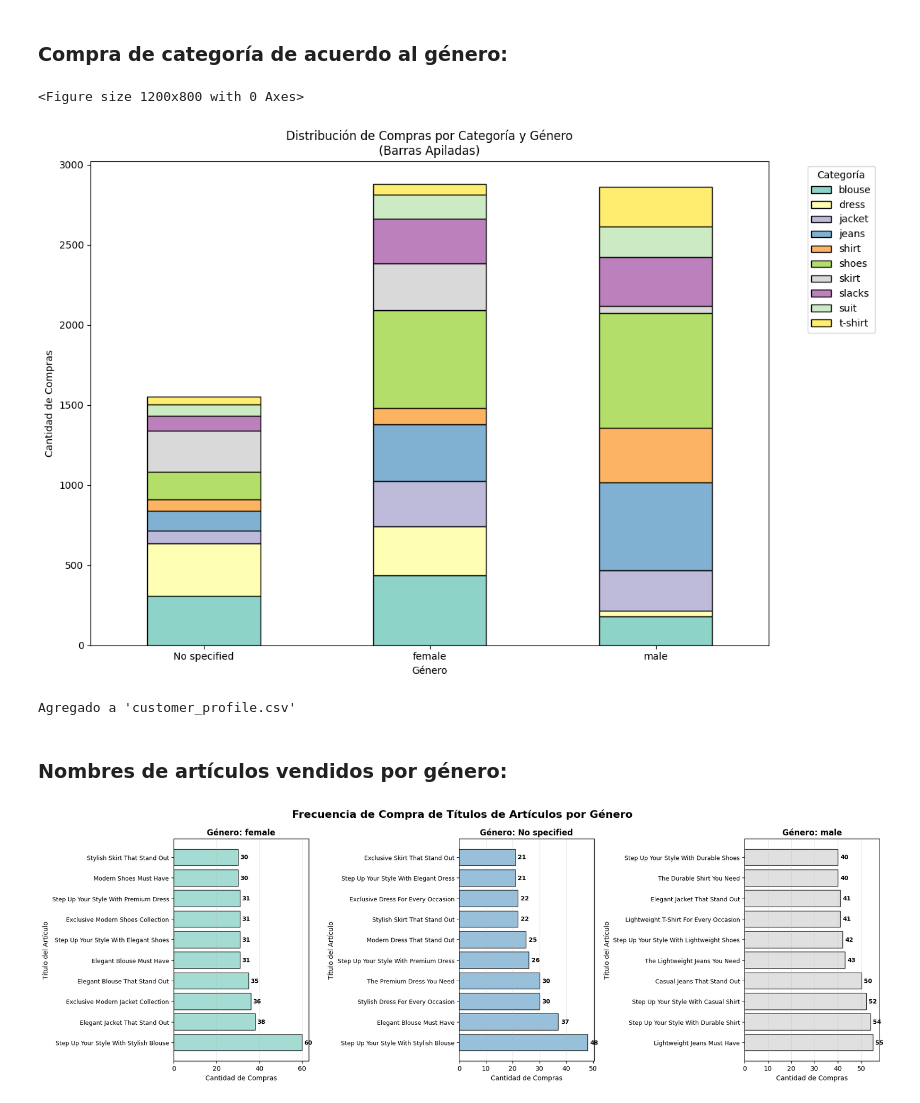
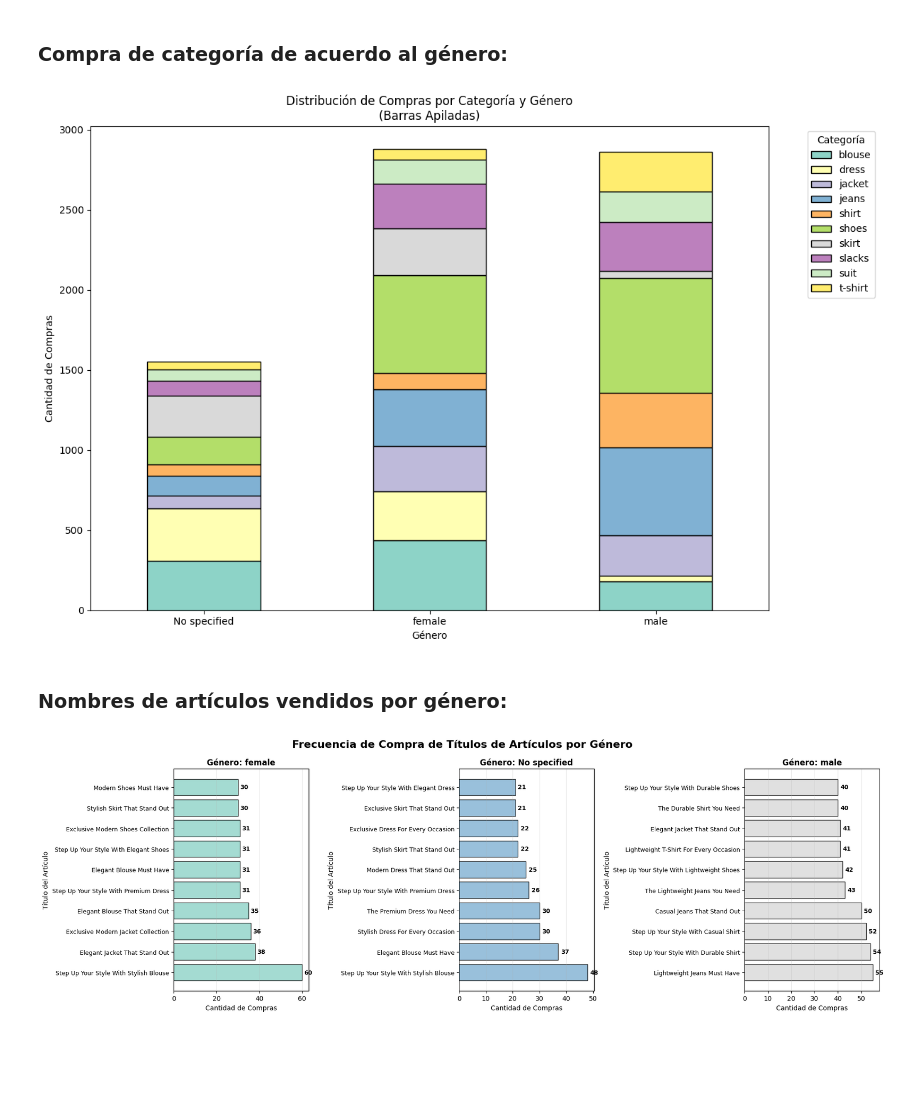
Before and after one commit to marflowersmar/ML25_MD_2025, a Jupyter notebook: src/ml25/P01_avance/Analisis_exploratorio.ipynb, the cells around one changed output. Drawn from its saved outputs; the diff is of its cells as text; code cells hidden in the pictures; blank space fills up the shorter version.

```diff
--- a/src/ml25/P01_avance/Analisis_exploratorio.ipynb
+++ b/src/ml25/P01_avance/Analisis_exploratorio.ipynb
@@ -664,19 +511,11 @@ Agregado a 'customer_profile.csv'
 # %% [markdown]
 ### Compras realizadas mensualmente en la tienda:
 # %%
-# Convertir la fecha de compra a datetime
 df['purchase_timestamp'] = pd.to_datetime(df['purchase_timestamp'])
-
-# Extraer año y mes
 df['año_mes'] = df['purchase_timestamp'].dt.to_period('M')
-
-# Contar compras por mes
 compras_por_mes = df['año_mes'].value_counts().sort_index()
-
-# Convertir a formato string para mejor visualización
 compras_por_mes.index = compras_por_mes.index.astype(str)
 
-# Gráfico de compras por mes
 plt.figure(figsize=(12, 6))
 plt.plot(compras_por_mes.index, compras_por_mes.values, marker='o', linewidth=2, markersize=6, color='#2E86AB')
 plt.title('Evolución de Compras por Mes', fontsize=14, fontweight='bold')
@@ -685,20 +524,14 @@ plt.ylabel('Cantidad de Compras')
 plt.xticks(rotation=45)
 plt.grid(True, alpha=0.3)
 
-# Añadir etiquetas con los valores
 for i, valor in enumerate(compras_por_mes.values):
-    plt.annotate(str(valor),
-                (compras_por_mes.index[i], valor),
-                textcoords="offset points",
-                xytext=(0,10),
-                ha='center',
-                fontsize=9,
-                fontweight='bold')
+    plt.annotate(str(valor), (compras_por_mes.index[i], valor),
+                 textcoords="offset points", xytext=(0,10),
+                 ha='center', fontsize=9, fontweight='bold')
 
 plt.tight_layout()
 plt.show()
 
-# Estadísticas adicionales
 print(f"\nESTADÍSTICAS DE COMPRAS POR MES:")
 print(f"Mes con más compras: {compras_por_mes.idxmax()} ({compras_por_mes.max()} compras)")
 print(f"Mes con menos compras: {compras_por_mes.idxmin()} ({compras_por_mes.min()} compras)")
@@ -796,13 +611,10 @@ Agregado a 'customer_profile.csv'
 # %% [markdown]
 ### Compra de categoría de acuerdo al género:
 # %%
-# Segmentación de categorías por género
 categoria_genero = df.groupby(['customer_gender', 'item_category']).size().unstack(fill_value=0)
 
-# Gráfico: Gráfico de barras apiladas
-plt.figure(figsize=(12, 8))
-categoria_genero.plot(kind='bar', stacked=True, figsize=(12, 8),
-                      colormap='Set3', edgecolor='black')
+ax = categoria_genero.plot(kind='bar', stacked=True, figsize=(12, 8),
+                           colormap='Set3', edgecolor='black')
 plt.title('Distribución de Compras por Categoría y Género\n(Barras Apiladas)')
 plt.xlabel('Género')
 plt.ylabel('Cantidad de Compras')
@@ -811,78 +623,55 @@ plt.legend(title='Categoría', bbox_to_anchor=(1.05, 1), loc='upper left')
 plt.tight_layout()
 plt.show()
 
-# --- AGREGAR CONTEOS DE CATEGORÍAS POR USUARIO AL CSV ---
-
-# Crear pivot table con conteos de categorías por usuario
+# integrar conteos de categorías por usuario al perfil (sin guardar archivos)
 df['customer_id_num'] = df['customer_id'].str.extract('(\d+)').astype(int)
 categorias_por_usuario = df.pivot_table(
-    index='customer_id_num',
-    columns='item_category',
-    values='purchase_id',
-    aggfunc='count',
-    fill_value=0
+    index='customer_id_num', columns='item_category',
+    values='purchase_id', aggfunc='count', fill_value=0
 ).reset_index()
 
-# Renombrar columnas para mejor formato
-categorias_por_usuario.columns.name = None  # Eliminar el nombre de las columnas
+categorias_por_usuario.columns.name = None
 categorias_por_usuario = categorias_por_usuario.rename(columns={'customer_id_num': 'customer_id'})
-
-# Renombrar columnas de categorías para evitar problemas
 categorias_por_usuario.columns = ['customer_id'] + [f'cat_{col}_count' for col in categorias_por_usuario.columns[1:]]
 
-# Merge con customer_profile
-customer_profile = customer_profile.drop(columns=[col for col in categorias_por_usuario.columns if col in customer_profile.columns and col != 'customer_id'], errors='ignore')
+customer_profile = customer_profile.drop(
+    columns=[col for col in categorias_por_usuario.columns if col in customer_profile.columns and col != 'customer_id'],
+    errors='ignore'
+)
 customer_profile = customer_profile.merge(categorias_por_usuario, on='customer_id', how='left')
 
-# Rellenar valores nulos con 0
-categoria_cols = [col for col in categorias_por_usuario.columns if col != 'customer_id']
-for col in categoria_cols:
+for col in categorias_por_usuario.columns[1:]:
     customer_profile[col] = customer_profile[col].fillna(0).astype(int)
-
-# Guardar CSV actualizado
-customer_profile.to_csv("customer_profile.csv", index=False)
-
-print("Agregado a 'customer_profile.csv'")
 # %% [output]
-<Figure size 1200x800 with 0 Axes>
 [figure]
-Agregado a 'customer_profile.csv'
 # %% [markdown]
 ### Nombres de artículos vendidos por género:
 # %%
-# Obtener los títulos más comprados por género
 generos = df['customer_gender'].unique()
 
-# Crear una figura con subgráficas
 fig, axes = plt.subplots(1, len(generos), figsize=(18, 6))
 fig.suptitle('Frecuencia de Compra de Títulos de Artículos por Género', fontsize=16, fontweight='bold')
 
 for i, genero in enumerate(generos):
-    # Filtrar por género
     df_genero = df[df['customer_gender'] == genero]
-
-    # Obtener los 10 títulos más comprados
     top_titulos = df_genero['item_title'].value_counts().head(10)
 
-    # Crear gráfica de barras
     ax = axes[i] if len(generos) > 1 else axes
-    bars = ax.barh(range(len(top_titulos)), top_titulos.values, color=plt.cm.Set3(i/len(generos)), alpha=0.8, edgecolor='black')
+    bars = ax.barh(range(len(top_titulos)), top_titulos.values,
+                   color=plt.cm.Set3(i/len(generos)), alpha=0.8, edgecolor='black')
 
     ax.set_title(f'Género: {genero}', fontweight='bold')
     ax.set_xlabel('Cantidad de Compras')
     ax.set_ylabel('Título del Artículo')
     ax.set_yticks(range(len(top_titulos)))
     ax.set_yticklabels(top_titulos.index, fontsize=9)
 
-    # Añadir etiquetas con los valores
-    for j, bar in enumerate(bars):
+    for bar in bars:
         width = bar.get_width()
-        ax.text(width + 1, bar.get_y() + bar.get_height()/2,
-                f'{int(width)}', va='center', fontsize=9, fontweight='bold')
-
+        ax.text(width + 1, bar.get_y() + bar.get_height()/2, f'{int(width)}', va='center', fontsize=9, fontweight='bold')
     ax.grid(True, alpha=0.3, axis='x')
 
 plt.tight_layout()
 plt.show()
 # %% [output]
-[figure, old version]
+[figure, new version]
```
Also changed, not shown: parts of 14 cells of this notebook, 3 other files.
